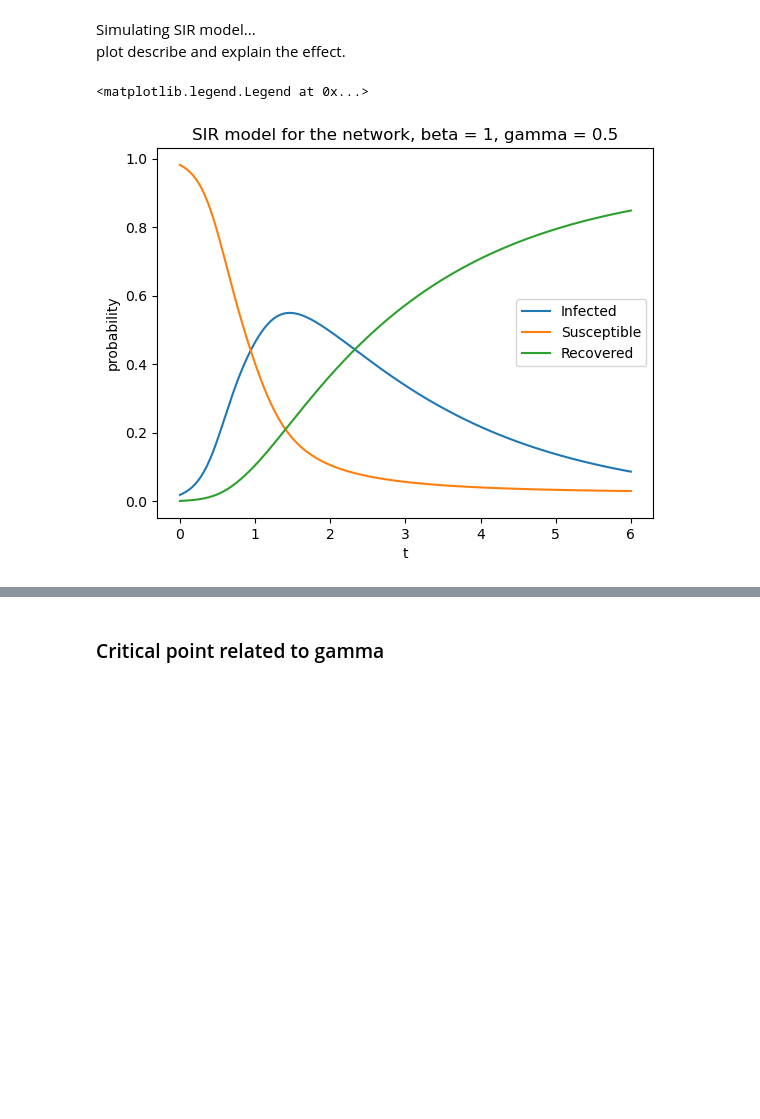
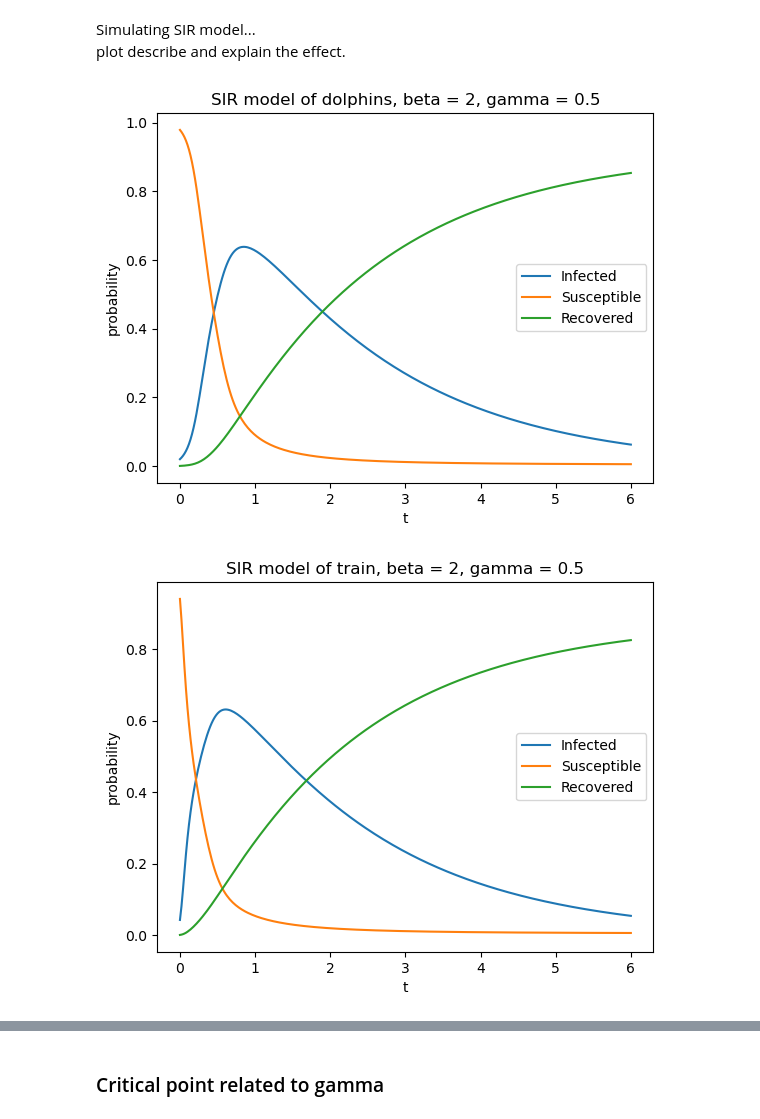
Before and after one commit to yilewang/dynamical_net_sys_class, a Jupyter notebook: lab6/lab6_yxw190015.ipynb, the cells around one changed output, grey strips where cells are left out. Cells and saved outputs as stored; diff of their text form; code cells hidden in the pictures; blank space fills up the shorter version.

```diff
--- a/lab6/lab6_yxw190015.ipynb
+++ b/lab6/lab6_yxw190015.ipynb
@@ -103,20 +110,20 @@ time = linspace(0,T,int(T/dt)) # the array of time points spaced by dt
 # %% [markdown]
 Simulating diffusion...
 # %%
-x = zeros(N)
+x = zeros(N1)
 x[0] = 1
-color_by_value(d3,G,x)
+color_by_value(d3,G1,x)
 C=0.5 # C is the diffusion constant
 
-def network_convergence(C, x, A, dt, time):
-    history = zeros((len(time),N))
+def network_convergence(C, x, A1, dt, time, N1):
+    history = zeros((len(time),N1))
     for i,t in enumerate(time):
-        x += dt*(C*dot(A,x) - x) # the dynamics
+        x += dt*(C*dot(A1,x) - x) # the dynamics
         history[i] = x
         # color_by_value(d3,G,x*100)  # update the visualizer
         # await asyncio.sleep(0.1) # wait a little bit so the visualizer has time to update
     return history
-history = network_convergence(C, x, A, dt, time)
+history = network_convergence(C, x, A1, dt, time, N1)
 # %% [markdown]
 ### [2] Make a comment about this:
 
@@ -222,40 +238,46 @@ plot
 describe and explain the effect.
 # %%
 # calculate the SIR model for the network
-beta = 1
+beta = 2
 gamma = 0.5
 # x is the fraction of infected nodes
 # 1-x is the fraction of susceptible nodes
-
-x = zeros(N)
-x[0] = 1
-s = 1- x
-r = 1-x-s
+# r is the fraction of recovered nodes
 
 
-def SIR_model(beta, gamma, x, s, r, A, dt, time):
+def SIR_model(beta, gamma, A,N, dt, time):
     history_S = []
     history_I = []
     history_R = []
+    x = zeros(N)
+    x[0] = 1
+    s = 1- x
+    r = 1-x-s
+
 
     for i,t in enumerate(time):
         x += dt*(beta*dot(A,x)*s - gamma*x) # the dynamics
         s += dt*(-beta*dot(A,x)*s)
         r += dt*(gamma*x)
         history_S.append(mean(s))
         history_I.append(mean(x))
         history_R.append(mean(r))
     return history_I, history_S, history_R
 
-history_I, history_S, history_R = SIR_model(beta, gamma, x, s, r, A, dt, time)
 
-plt.plot(time, history_I, label = 'Infected')
-plt.plot(time, history_S, label = 'Susceptible')
-plt.plot(time, history_R, label = 'Recovered')
-plt.xlabel('t')
-plt.ylabel('probability')
-plt.title(f'SIR model for the network, beta = {beta}, gamma = {gamma}')
-plt.legend()
+def multiple_SIR(A,N,name):
+    history_I, history_S, history_R = SIR_model(beta, gamma, A, N, dt, time)
+    plt.plot(time, history_I, label = 'Infected')
+    plt.plot(time, history_S, label = 'Susceptible')
+    plt.plot(time, history_R, label = 'Recovered')
+    plt.xlabel('t')
+    plt.ylabel('probability')
+    plt.title(f'SIR model of {name}, beta = {beta}, gamma = {gamma}')
+    plt.legend()
+    plt.show()
+
+for A, N, name in zip(A_list, N_list, name_list):
+    multiple_SIR(A, N, name)
 # %% [output]
-<matplotlib.legend.Legend at 0x...>
-[figure, old version]
+[figure, new version]
+[figure, added]
```
Also changed, not shown: parts of 15 cells of this notebook.
